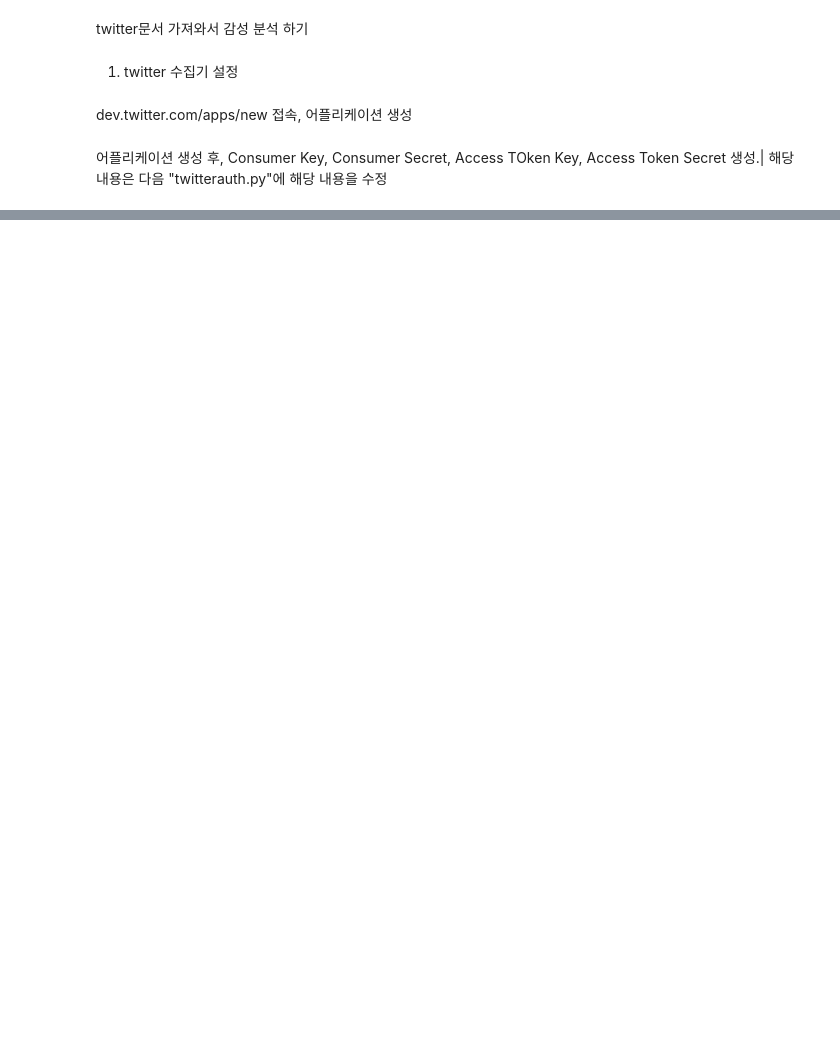
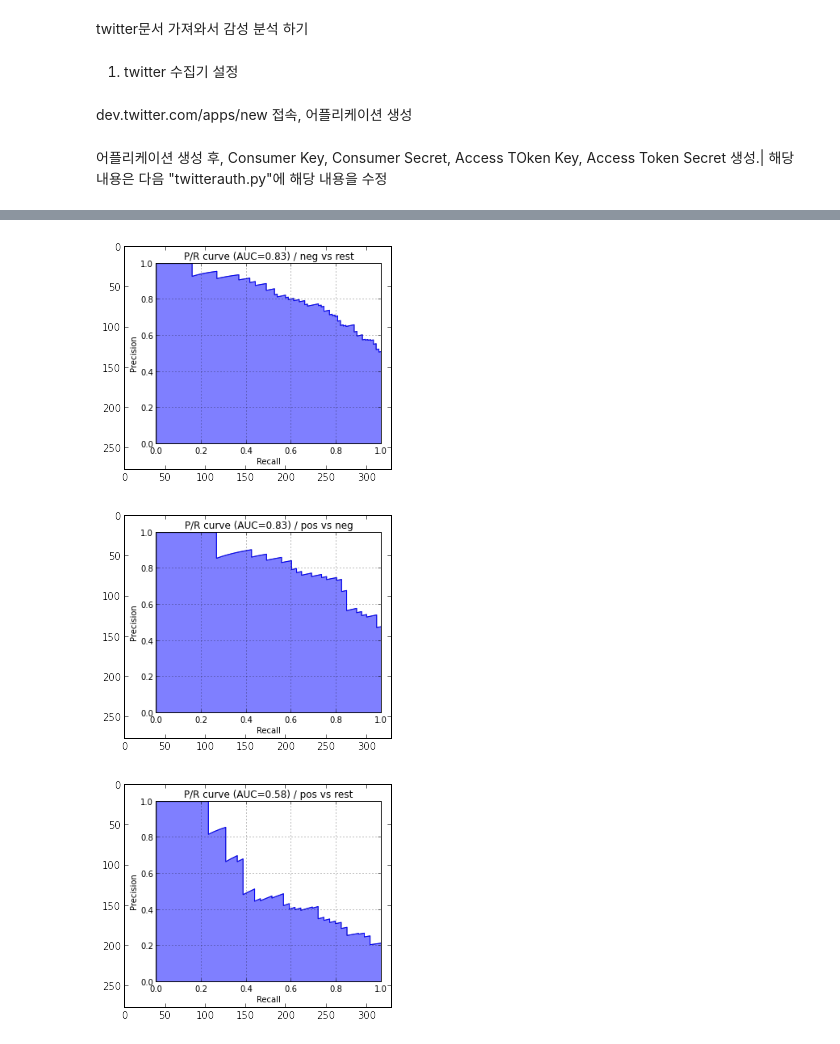
Before and after one commit to scsc3313/ipython, a Jupyter notebook: machine-learning/ch06.ipynb, the cells around one changed output, grey strips where cells are left out. Drawn from its saved outputs; the diff is of its cells as text; code cells hidden in the pictures; blank space fills up the shorter version.

```diff
--- a/machine-learning/ch06.ipynb
+++ b/machine-learning/ch06.ipynb
@@ -7,5 +10,15 @@ dev.twitter.com/apps/new 접속, 어플리케이션 생성
 # %% [markdown]
 어플리케이션 생성 후, Consumer Key, Consumer Secret, Access TOken Key, Access Token Secret 생성.|
 해당 내용은 다음 "twitterauth.py"에 해당 내용을 수정
+# %%
+def imgshow(filename):
+    import numpy as np
+    import matplotlib.pyplot as plt
+    import matplotlib.image as mpimg
+
+    fname = filename
+    image = mpimg.imread(fname)
+    imgplot = plt.imshow(image)
+    plt.show()
 # %%
 %load twitterauth.py
@@ -527,0 +1041,8 @@ if __name__ == "__main__":
+# %%
+imgshow('./charts/pr_neg_vs_rest_03.png')
+imgshow('./charts/pr_pos_vs_neg_03.png')
+imgshow('./charts/pr_pos_vs_rest_03.png')
+# %% [output]
+[figure, added]
+[figure, added]
+[figure, added]
```
Also changed, not shown: parts of 16 cells of this notebook.
